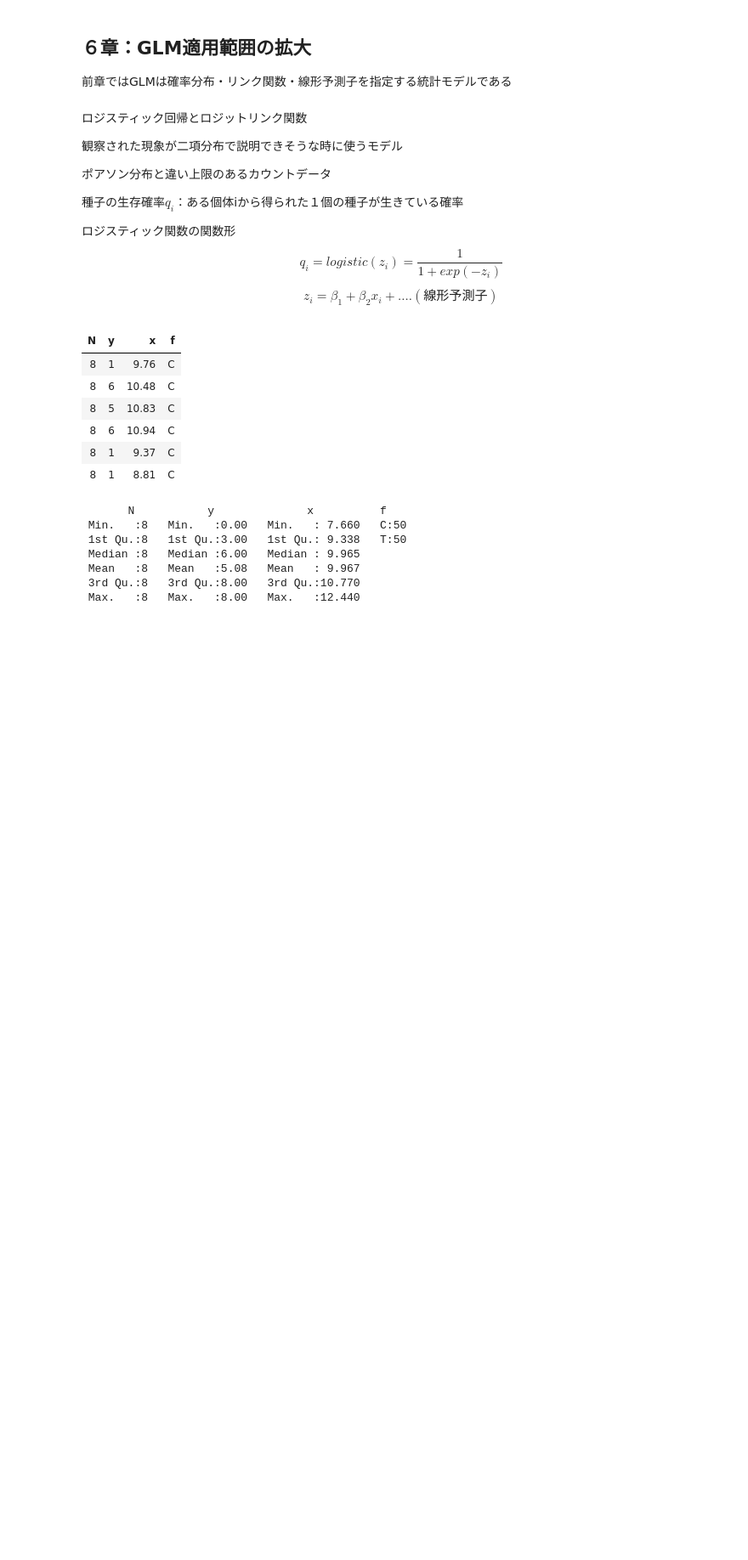
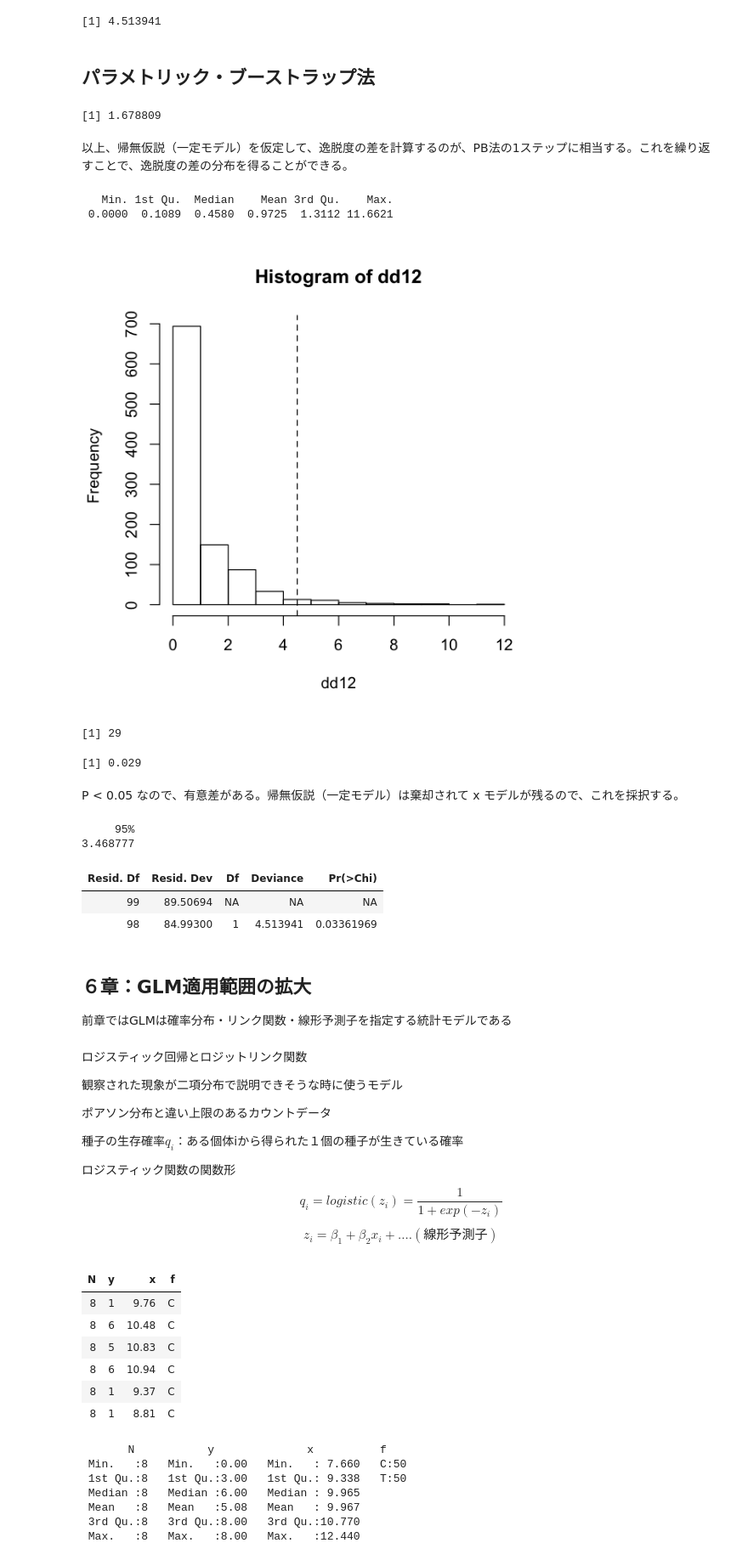
Before and after one commit to Rio-Sh/sub_stat_model_h29, a Jupyter notebook: データ解析統計モデリング２.ipynb, the cells around one changed output. Shown at 85% size. Saved outputs shown, nothing was run; the diff lists cells and outputs as text; code cells hidden in the pictures; blank space fills up the shorter version.

```diff
--- a/データ解析統計モデリング２.ipynb
+++ b/データ解析統計モデリング２.ipynb
@@ -1,3 +5,69 @@
+# %%
+d <- read.csv('data3a.csv')
+fit1 <- glm(y ~ 1, data=d, family=poisson)
+fit2 <- glm(y ~ x, data=d, family=poisson)
+fit1$deviance - fit2$deviance
+# %% [output]
+[1] 4.513941
+# %% [markdown]
+## パラメトリック・ブーストラップ法
+# %%
+d$y.rnd = rpois(100, lambda = mean(d$y))
+fit1 <- glm(y.rnd ~ 1, data=d, family=poisson)
+fit2 <- glm(y.rnd ~ x, data=d, family=poisson)
+fit1$deviance - fit2$deviance
+# %% [output]
+[1] 1.678809
+# %% [markdown]
+以上、帰無仮説（一定モデル）を仮定して、逸脱度の差を計算するのが、PB法の1ステップに相当する。これを繰り返すことで、逸脱度の差の分布を得ることができる。
+# %%
+get.dd <- function(d) {
+    n.sample <- nrow(d)
+    y.mean <- mean(d$y)
+    d$y.rnd <- rpois(n.sample, lambda = y.mean)
+    fit1 <- glm(y.rnd ~ 1, data=d, family=poisson)
+    fit2 <- glm(y.rnd ~ x, data=d, family=poisson)
+    fit1$deviance - fit2$deviance
+}
+
+pb <- function(d, n.bootstrap) {
+    replicate(n.bootstrap, get.dd(d))
+}
+
+dd12 <- pb(d, n.bootstrap = 1000)
+summary(dd12)
+# %% [output]
+   Min. 1st Qu.  Median    Mean 3rd Qu.    Max.
+ 0.0000  0.1089  0.4580  0.9725  1.3112 11.6621
+# %%
+hist(dd12)
+abline(v=4.5, lty = 2)
+# %% [output]
+[figure, added]
+# %%
+sum(dd12 >= 4.5)
+# %% [output]
+[1] 29
+# %%
+P <- 29 / 1000
+P
+# %% [output]
+[1] 0.029
+# %% [markdown]
+P < 0.05 なので、有意差がある。帰無仮説（一定モデル）は棄却されて x モデルが残るので、これを採択する。
+# %%
+quantile(dd12, 0.95)
+# %% [output]
+     95%
+3.468777
+# %%
+fit1 <- glm(y ~ 1, data=d, family=poisson)
+fit2 <- glm(y ~ x, data=d, family=poisson)
+anova(fit1, fit2, test = "Chisq")
+# %% [output]
+| Resid. Df | Resid. Dev | Df | Deviance | Pr(>Chi) |
+| 99 | 89.50694 | NA | NA | NA |
+| 98 | 84.99300 | 1 | 4.513941 | 0.03361969 |
 # %% [markdown]
 ## ６章：GLM適用範囲の拡大
 
```
Also changed, not shown: parts of 5 cells of this notebook.
